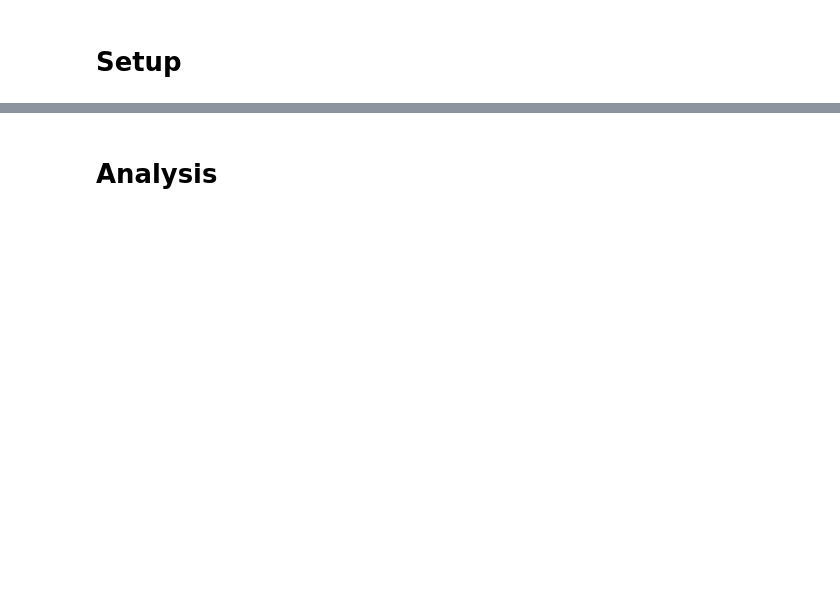
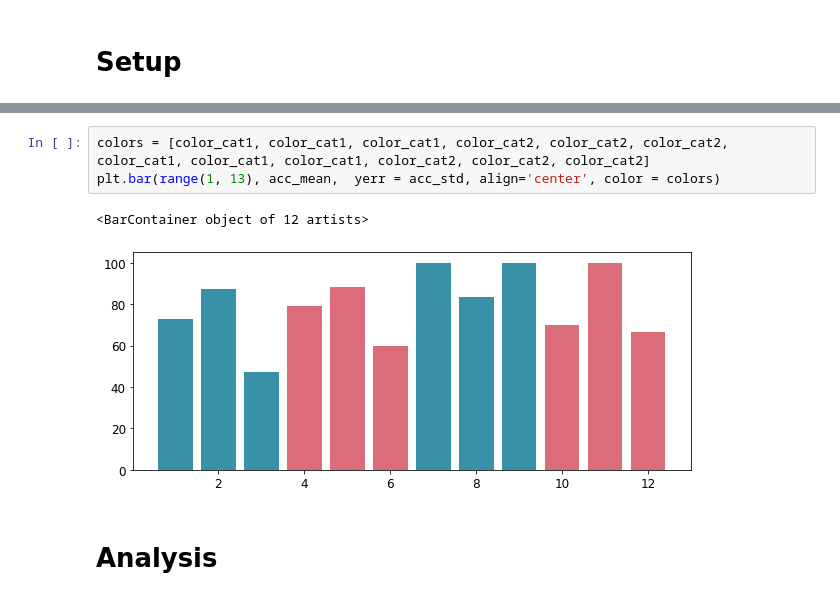
Before and after one commit to bpeysakhovich/two_boundary, a Jupyter notebook: behavioral_analysis.ipynb, the cells around one changed output, grey strips where cells are left out. Cells and saved outputs as stored; diff of their text form; blank space fills up the shorter version.

```diff
--- a/behavioral_analysis.ipynb
+++ b/behavioral_analysis.ipynb
@@ -42,3 +197,9 @@ save_filetype = ['png', 'pdf']
+# %%
+colors = [color_cat1, color_cat1, color_cat1, color_cat2, color_cat2, color_cat2, color_cat1, color_cat1, color_cat1, color_cat2, color_cat2, color_cat2]
+plt.bar(range(1, 13), acc_mean,  yerr = acc_std, align='center', color = colors)
+# %% [output]
+<BarContainer object of 12 artists>
+[figure, added]
 # %% [markdown]
 # Analysis
 # %%
```
Also changed, not shown: parts of 15 cells of this notebook, 16 other files.
